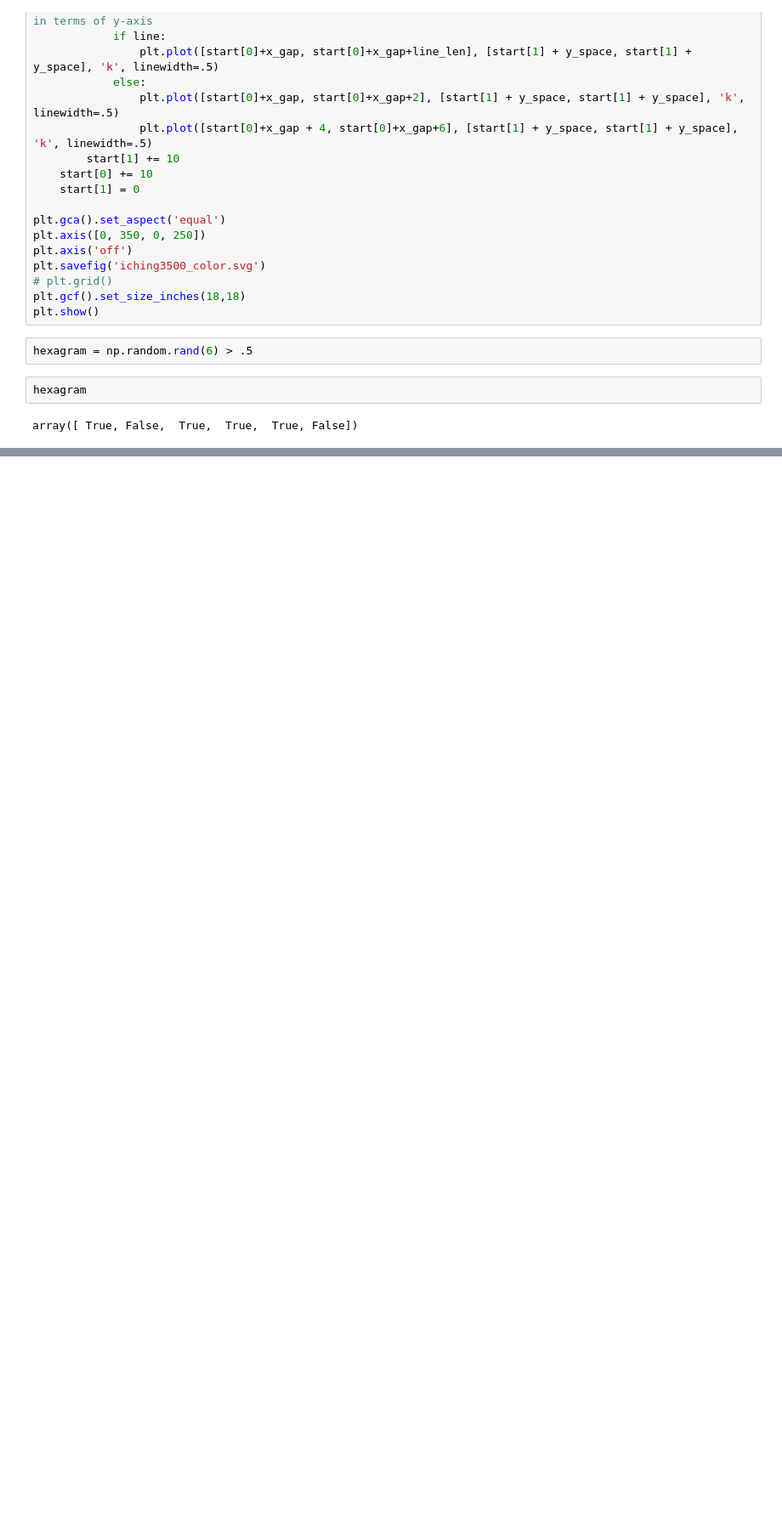
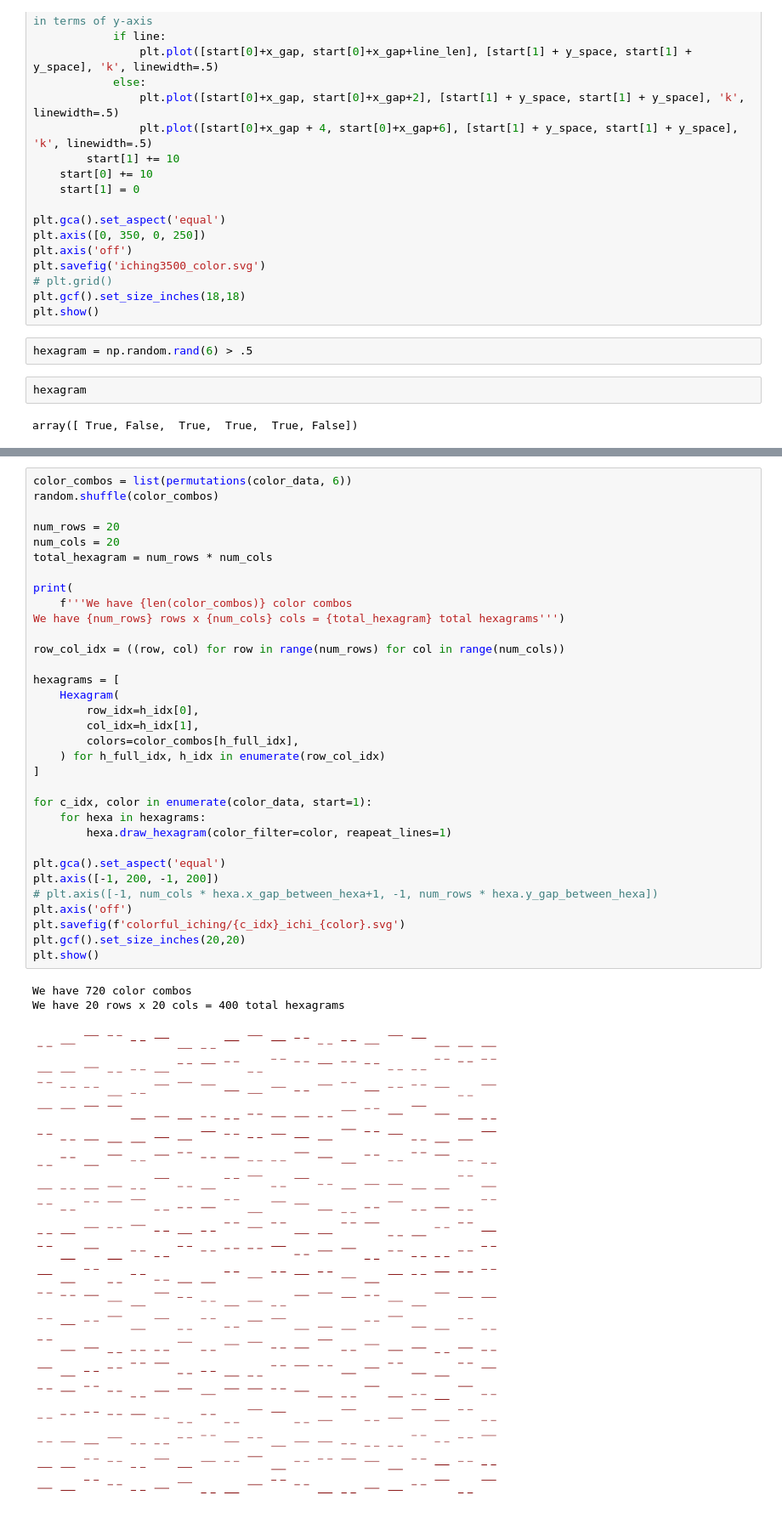
Before and after one commit to viktor-kertanov/hmmg, a Jupyter notebook: notebooks/iching/color_iching.ipynb, the cells around one changed output, grey strips where cells are left out. Shown: that part at 85% size. Saved outputs shown, nothing was run; the diff lists cells and outputs as text; blank space fills up the shorter version.

```diff
--- a/notebooks/iching/color_iching.ipynb
+++ b/notebooks/iching/color_iching.ipynb
@@ -141,0 +185,37 @@ array([ True, False,  True,  True,  True, False])
+# %%
+color_combos = list(permutations(color_data, 6))
+random.shuffle(color_combos)
+
+num_rows = 20
+num_cols = 20
+total_hexagram = num_rows * num_cols
+
+print(
+    f'''We have {len(color_combos)} color combos
+We have {num_rows} rows x {num_cols} cols = {total_hexagram} total hexagrams''')
+
+row_col_idx = ((row, col) for row in range(num_rows) for col in range(num_cols))
+
+hexagrams = [
+    Hexagram(
+        row_idx=h_idx[0],
+        col_idx=h_idx[1],
+        colors=color_combos[h_full_idx],
+    ) for h_full_idx, h_idx in enumerate(row_col_idx)
+]
+
+for c_idx, color in enumerate(color_data, start=1):
+    for hexa in hexagrams:
+        hexa.draw_hexagram(color_filter=color, reapeat_lines=1)
+
+plt.gca().set_aspect('equal')
+plt.axis([-1, 200, -1, 200])
+# plt.axis([-1, num_cols * hexa.x_gap_between_hexa+1, -1, num_rows * hexa.y_gap_between_hexa])
+plt.axis('off')
+plt.savefig(f'colorful_iching/{c_idx}_ichi_{color}.svg')
+plt.gcf().set_size_inches(20,20)
+plt.show()
+# %% [output]
+We have 720 color combos
+We have 20 rows x 20 cols = 400 total hexagrams
+[figure, added]
```
Also changed, not shown: parts of 4 cells of this notebook, 1 other file.
